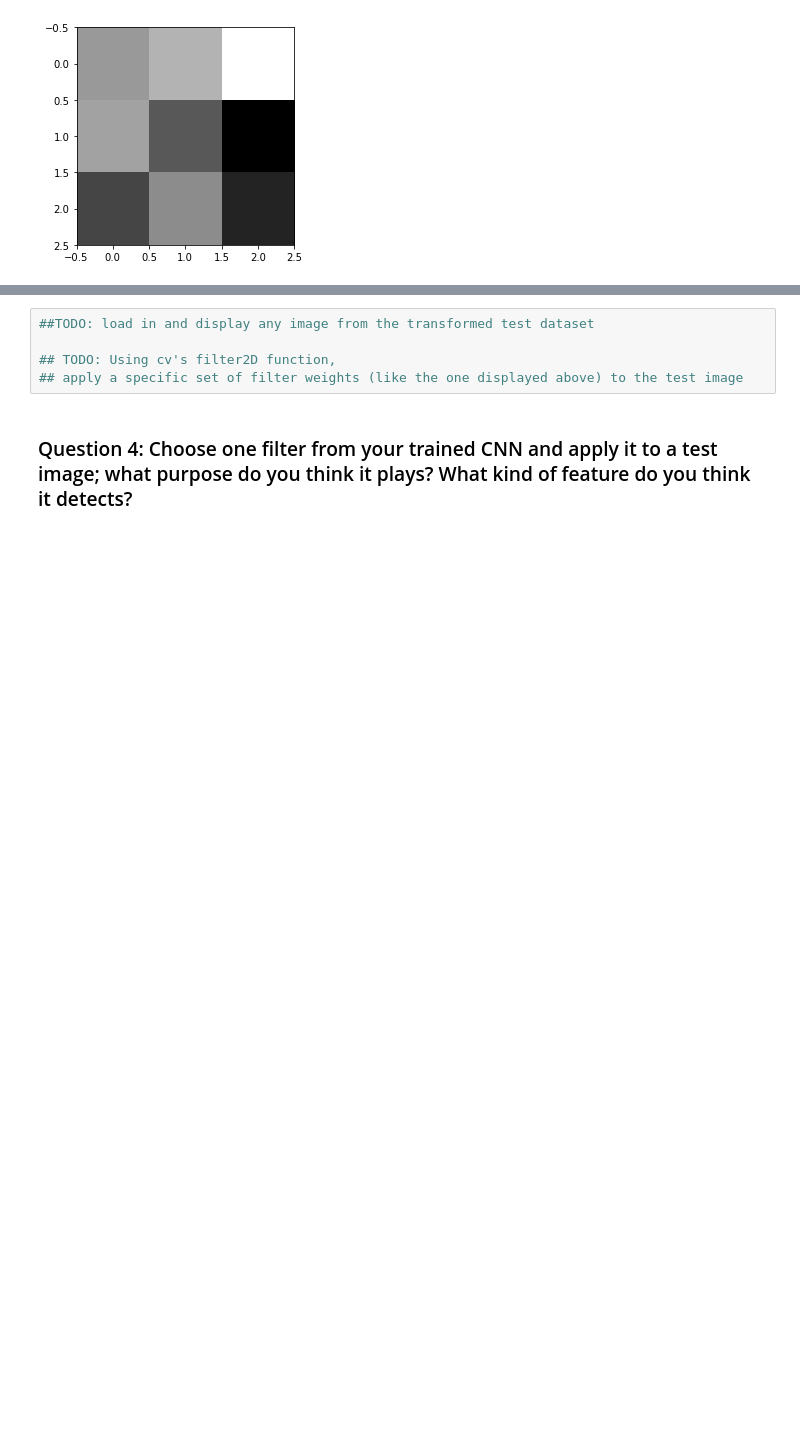
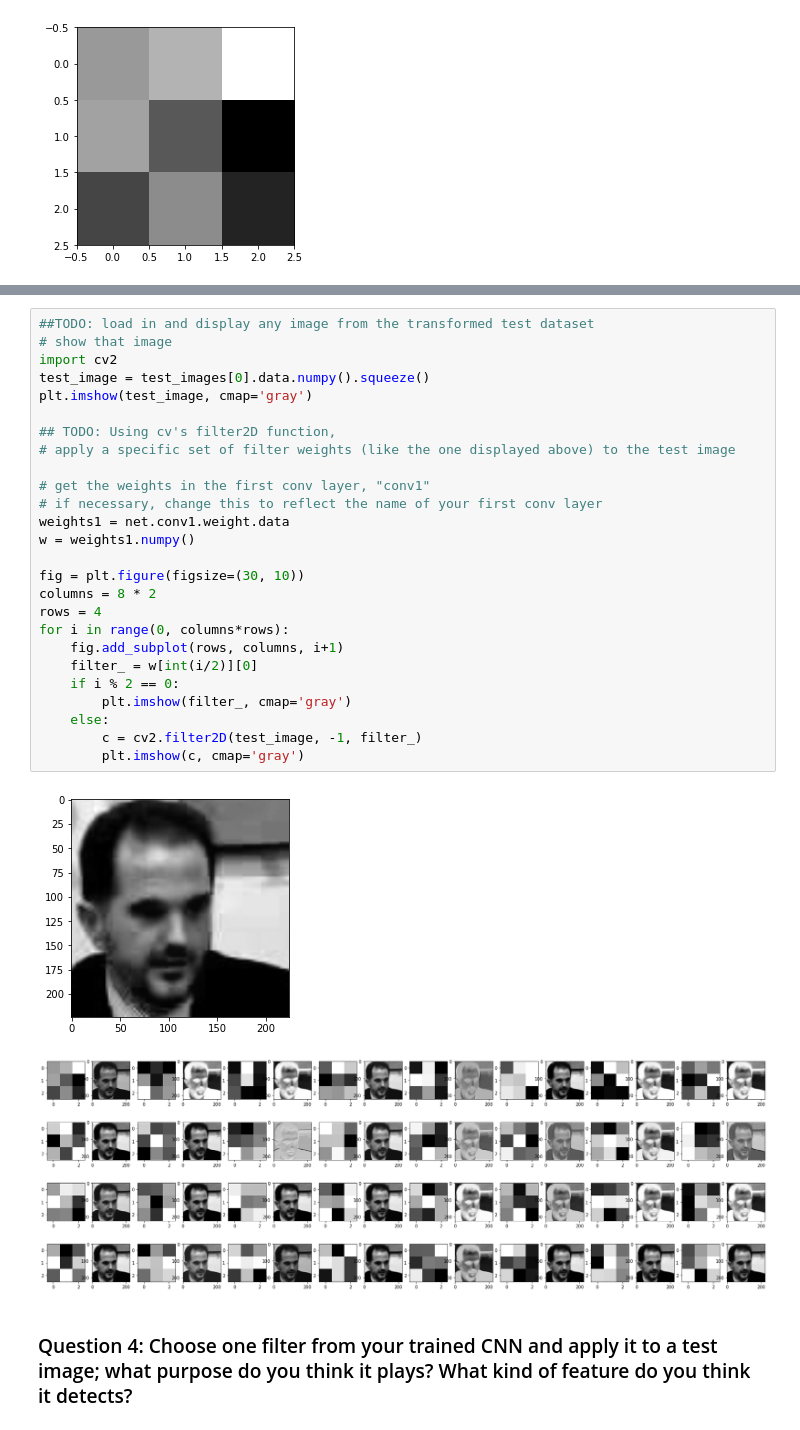
Before and after one commit to kayfuku/facial-keypoint-detection, a Jupyter notebook: 2. Define the Network Architecture.ipynb, the cells around one changed output, grey strips where cells are left out. Cells and saved outputs as stored; diff of their text form; blank space fills up the shorter version.

```diff
--- a/2. Define the Network Architecture.ipynb
+++ b/2. Define the Network Architecture.ipynb
@@ -493,11 +493,35 @@ Next, choose a test image and filter it with one of the convolutional kernels in
 
 ### TODO: Filter an image to see the effect of a convolutional kernel
 ---
-# %%
-##TODO: load in and display any image from the transformed test dataset
-
-## TODO: Using cv's filter2D function,
-## apply a specific set of filter weights (like the one displayed above) to the test image
+# %%
+##TODO: load in and display any image from the transformed test dataset
+# show that image
+import cv2
+test_image = test_images[0].data.numpy().squeeze()
+plt.imshow(test_image, cmap='gray')
+
+## TODO: Using cv's filter2D function,
+# apply a specific set of filter weights (like the one displayed above) to the test image
+
+# get the weights in the first conv layer, "conv1"
+# if necessary, change this to reflect the name of your first conv layer
+weights1 = net.conv1.weight.data
+w = weights1.numpy()
+
+fig = plt.figure(figsize=(30, 10))
+columns = 8 * 2
+rows = 4
+for i in range(0, columns*rows):
+    fig.add_subplot(rows, columns, i+1)
+    filter_ = w[int(i/2)][0]
+    if i % 2 == 0:
+        plt.imshow(filter_, cmap='gray')
+    else:
+        c = cv2.filter2D(test_image, -1, filter_)
+        plt.imshow(c, cmap='gray')
+# %% [output]
+[figure, added]
+[figure, added]
 # %% [markdown]
 ### Question 4: Choose one filter from your trained CNN and apply it to a test image; what purpose do you think it plays? What kind of feature do you think it detects?
 # %% [markdown]
```
Also changed, not shown: parts of 2 cells of this notebook.
